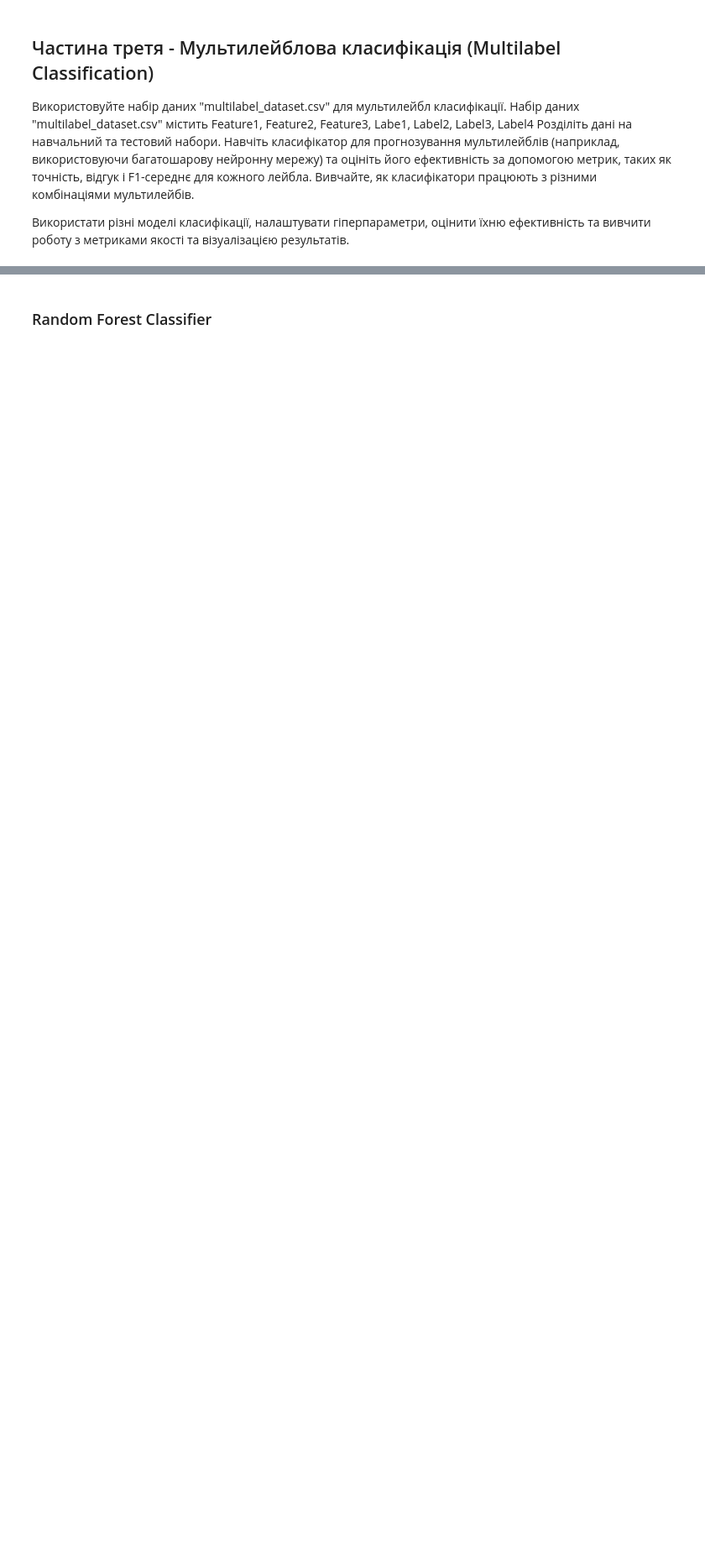
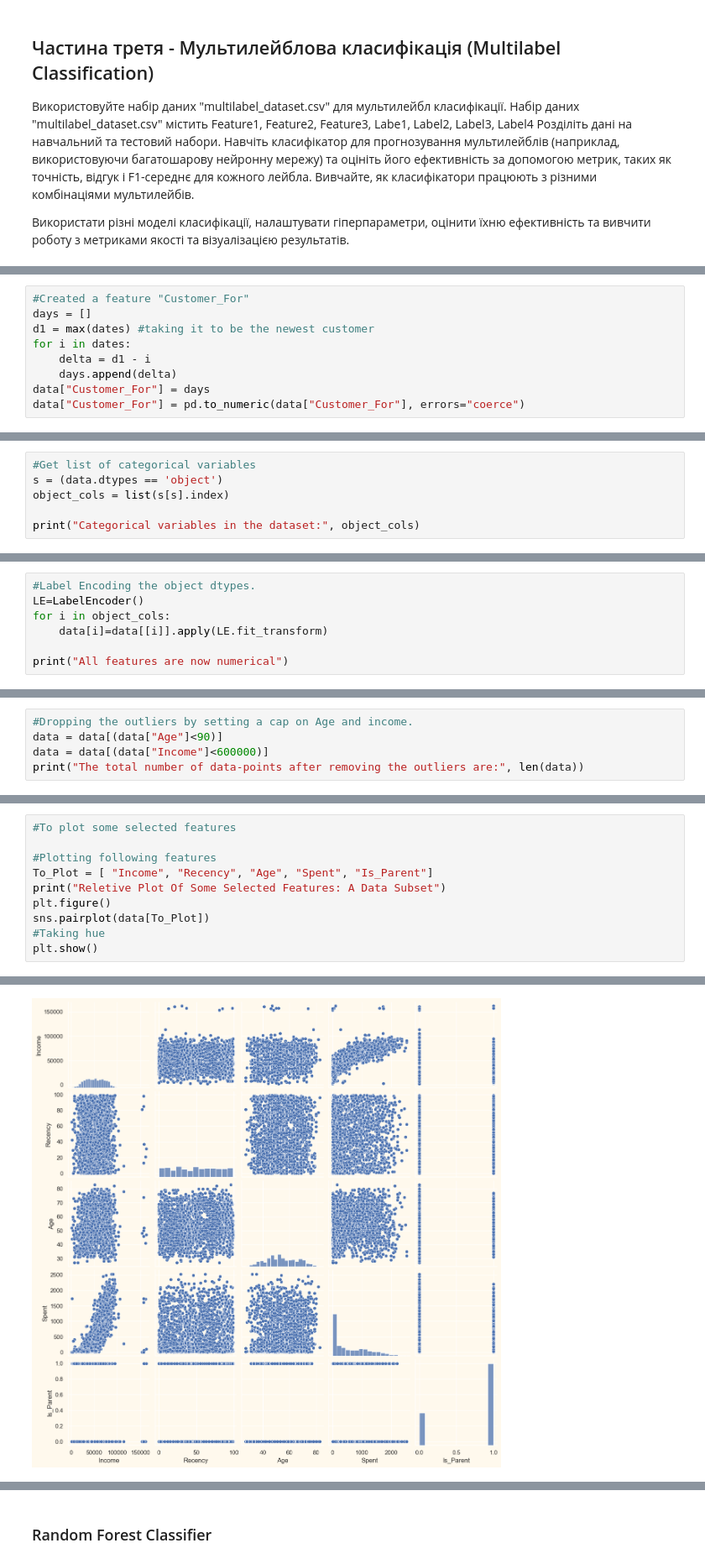
Before and after one commit to AnnaIvn/ml2023, a Jupyter notebook: Labs/Lab3/lab3.ipynb, the cells around one changed output, grey strips where cells are left out. Shown at 84% size. Cells and saved outputs as stored; diff of their text form; blank space fills up the shorter version.

```diff
--- a/Labs/Lab3/lab3.ipynb
+++ b/Labs/Lab3/lab3.ipynb
@@ -685,0 +833,9 @@ data.head()
+# %%
+#Created a feature "Customer_For"
+days = []
+d1 = max(dates) #taking it to be the newest customer
+for i in dates:
+    delta = d1 - i
+    days.append(delta)
+data["Customer_For"] = days
+data["Customer_For"] = pd.to_numeric(data["Customer_For"], errors="coerce")
@@ -685,0 +873,6 @@ data.head()
+# %%
+#Get list of categorical variables
+s = (data.dtypes == 'object')
+object_cols = list(s[s].index)
+
+print("Categorical variables in the dataset:", object_cols)
@@ -685,0 +881,7 @@ data.head()
+# %%
+#Label Encoding the object dtypes.
+LE=LabelEncoder()
+for i in object_cols:
+    data[i]=data[[i]].apply(LE.fit_transform)
+
+print("All features are now numerical")
@@ -685,0 +890,5 @@ data.head()
+# %%
+#Dropping the outliers by setting a cap on Age and income.
+data = data[(data["Age"]<90)]
+data = data[(data["Income"]<600000)]
+print("The total number of data-points after removing the outliers are:", len(data))
@@ -685,0 +924,11 @@ data.head()
+# %%
+#To plot some selected features
+
+#Plotting following features
+To_Plot = [ "Income", "Recency", "Age", "Spent", "Is_Parent"]
+print("Reletive Plot Of Some Selected Features: A Data Subset")
+plt.figure()
+sns.pairplot(data[To_Plot])
+#Taking hue
+plt.show()
+# %% [output]
@@ -685,0 +937 @@ data.head()
+[figure, added]
```
Also changed, not shown: parts of 80 cells of this notebook.
